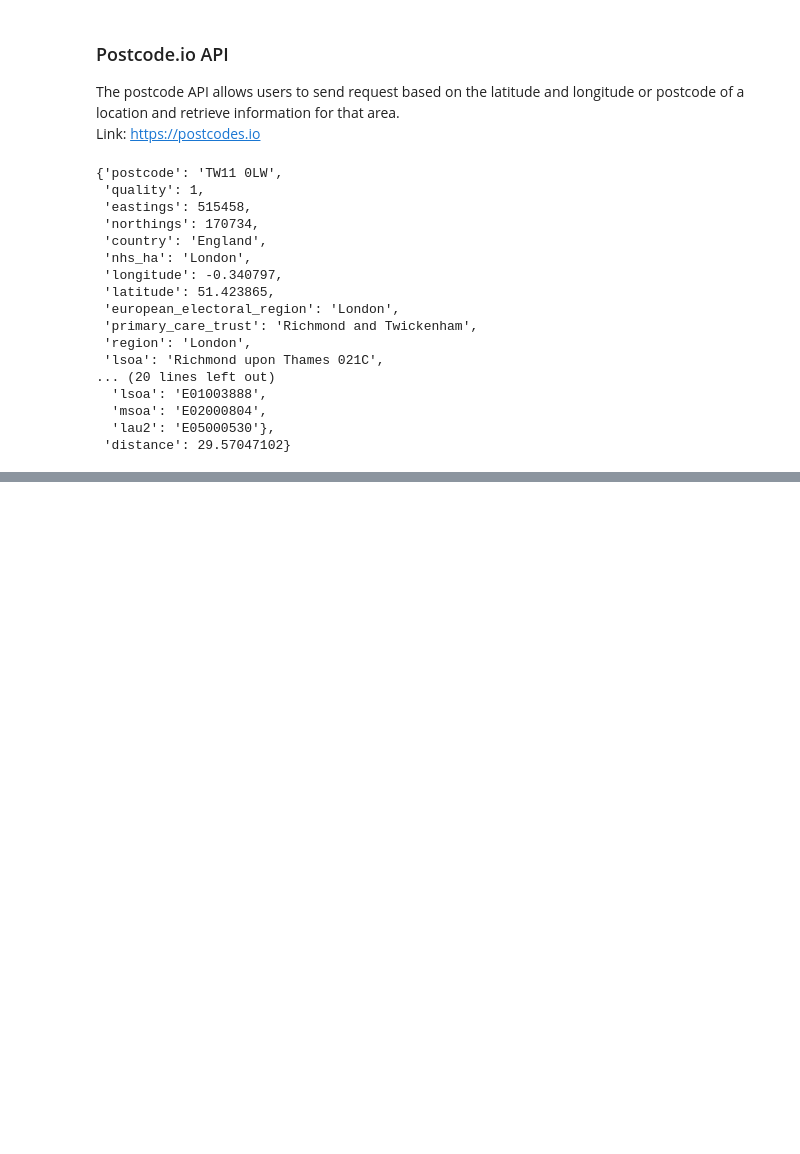
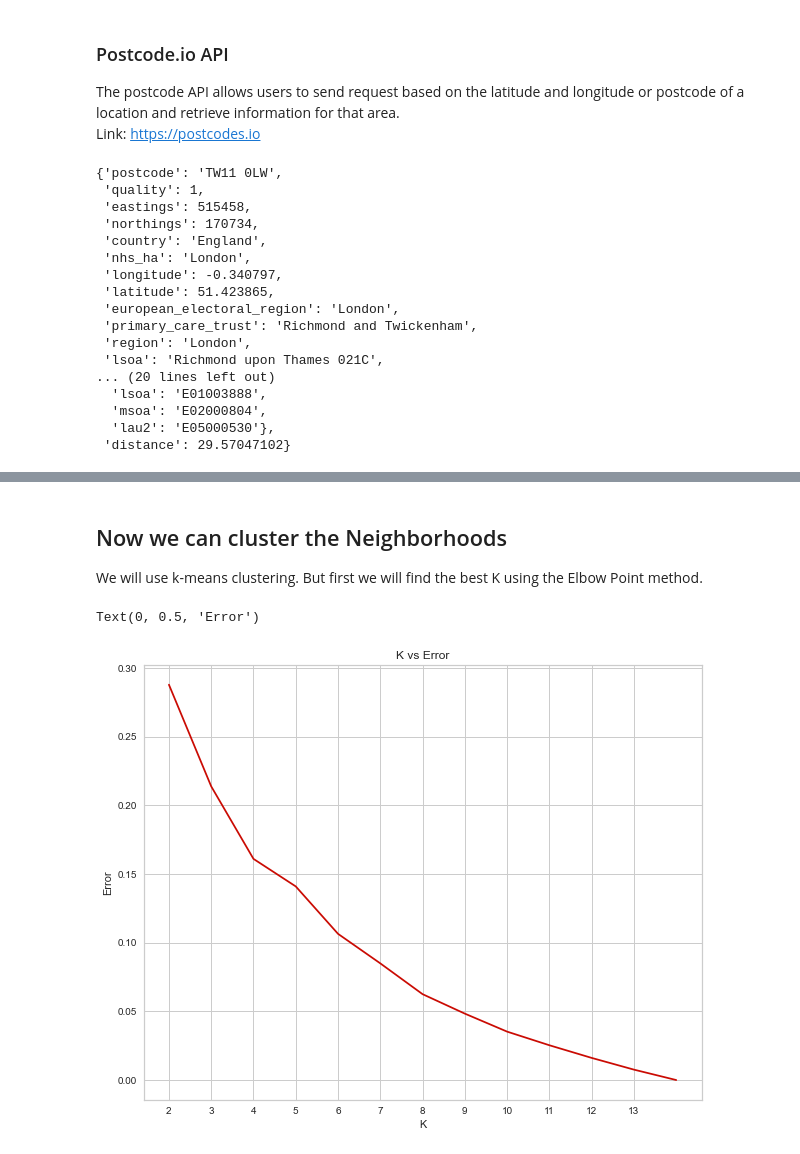
Before and after one commit to JimmySunDance/Coursera_Capstone, a Jupyter notebook: neighborhood_battle.ipynb, the cells around one changed output, grey strips where cells are left out. Saved outputs shown, nothing was run; the diff lists cells and outputs as text; code cells hidden in the pictures; blank space fills up the shorter version.

```diff
--- a/neighborhood_battle.ipynb
+++ b/neighborhood_battle.ipynb
@@ -121,0 +240,13 @@ codes['result'][0]
+# %%
+# Data handling functions
+
+def get_category_type(row):
+    try:
+        categories_list = row['categories']
+    except:
+        categories_list = row['venue.categories']
+
+    if len(categories_list) == 0:
+        return None
+    else:
+        return categories_list[0]['name']
@@ -121,0 +433,16 @@ codes['result'][0]
+# %%
+# Get one hot encoding of Category column
+one_hot_encoding = pd.get_dummies(londonTowns_df['Category'])
+
+# create a new data frame
+# given we are looking at the wider scale, we only need the Town value from our londown town frame
+one_hot_londonTown = londonTowns_df.drop(
+    ['Name', 'Postcode', 'Latitude', 'Longitude', 'Category'],
+    axis=1,
+  ).join(
+    one_hot_encoding
+  )
+
+# we then group these by town and generate counts of each category for each town.
+one_hot_londonTown = one_hot_londonTown.groupby(by=['Town']).mean().reset_index()
+one_hot_londonTown.head()
@@ -121,0 +457,22 @@ codes['result'][0]
+# %% [markdown]
+## Now we can cluster the Neighborhoods
+We will use k-means clustering. But first we will find the best K using the Elbow Point method.
+# %%
+# function to run through a range of cluster values
+def get_inertia(n_clusters, X):
+    km = KMeans(n_clusters=n_clusters, init='k-means++', max_iter=20, random_state=5)
+    km.fit(X)
+    return km.inertia_
+# %%
+townFeatures = one_hot_londonTown.drop(['Town'], axis=1)
+scores = [get_inertia(x, townFeatures) for x in range(2, 15)]
+# %%
+plt.figure(figsize=[10, 8])
+plt.plot(range(2, 15), scores, color='r')
+plt.title("K vs Error")
+plt.xticks(range(2, 14))
+plt.xlabel("K")
+plt.ylabel("Error")
+# %% [output]
+Text(0, 0.5, 'Error')
+[figure, added]
```
Also changed, not shown: parts of 46 cells of this notebook.
